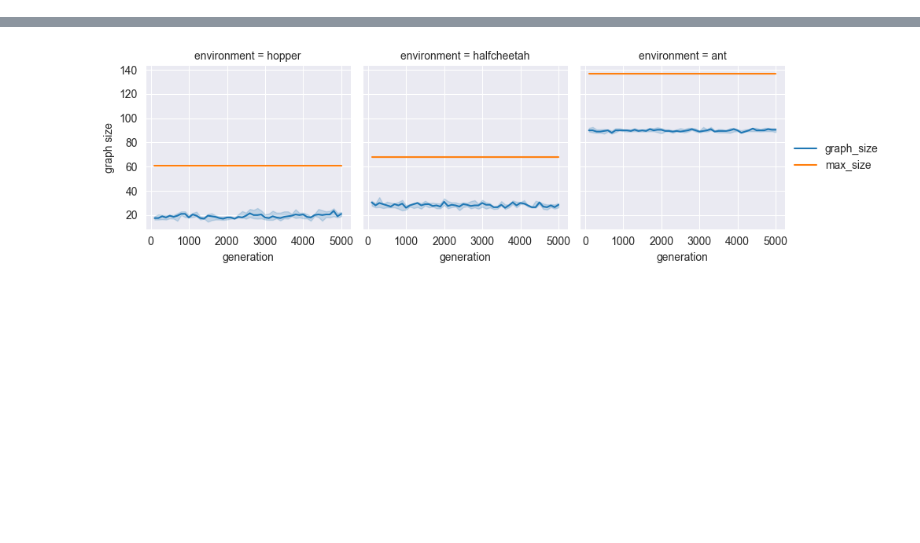
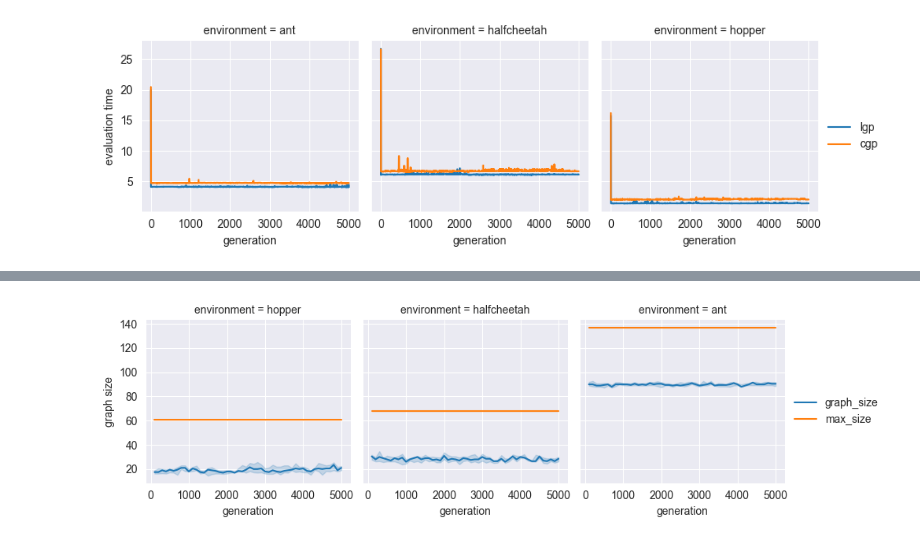
Before and after one commit to giorgia-nadizar/cgpax, a Jupyter notebook: analysis/analysis.ipynb, the cells around one changed output, grey strips where cells are left out. Saved outputs shown, nothing was run; the diff lists cells and outputs as text; code cells hidden in the pictures; blank space fills up the shorter version.

```diff
--- a/analysis/analysis.ipynb
+++ b/analysis/analysis.ipynb
@@ -5 +27,11 @@ import matplotlib.pyplot as plt
+# %%
+g = sns.FacetGrid(df, col="environment")
+g.map_dataframe(sns.lineplot, x="generation", y="evaluation_time", estimator="median",
+                errorbar=("pi", 50), hue="solver")
+g.set_xlabels("generation")
+g.set_ylabels("evaluation time")
+g.add_legend()
+plt.show()
+# %% [output]
+[figure, added]
 # %%
```
Also changed, not shown: parts of 8 cells of this notebook, 1 other file.
